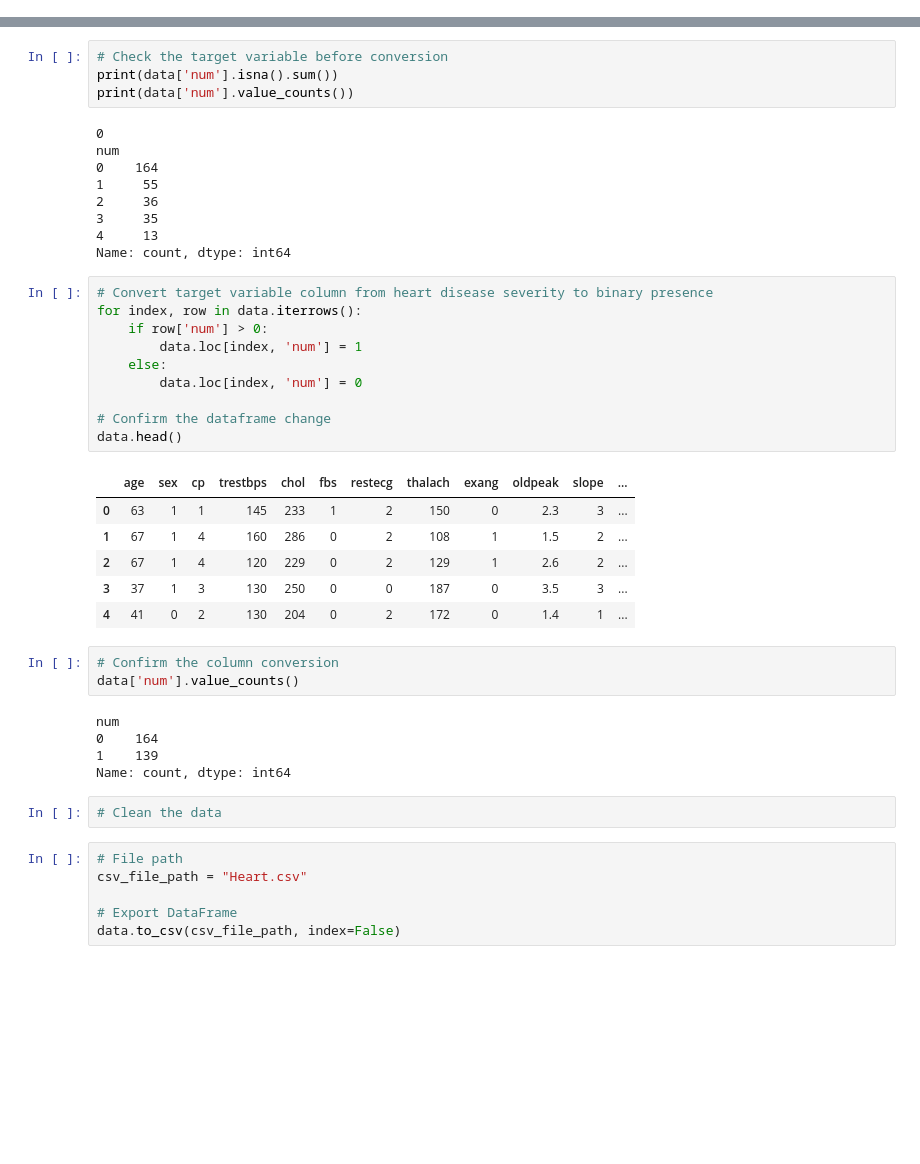
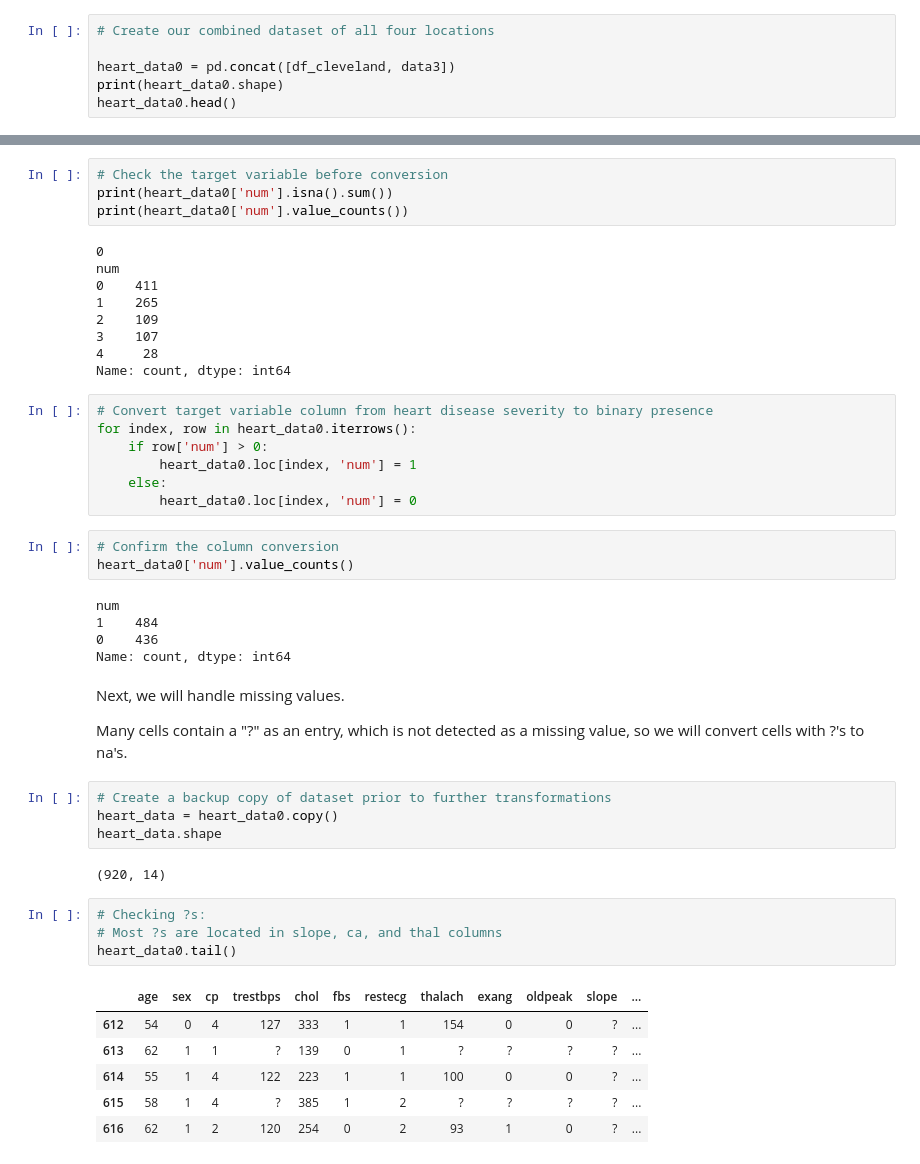
Before and after one commit to Simian12/Project_4, a Jupyter notebook: Heart data.ipynb, the cells around one changed output, grey strips where cells are left out. Cells and saved outputs as stored; diff of their text form; blank space fills up the shorter version.

```diff
--- a/Heart data.ipynb
+++ b/Heart data.ipynb
@@ -46,0 +54,6 @@ data.head()
+# %%
+# Create our combined dataset of all four locations
+
+heart_data0 = pd.concat([df_cleveland, data3])
+print(heart_data0.shape)
+heart_data0.head()
@@ -47,46 +72,49 @@ data.head()
 # %%
 # Check the target variable before conversion
-print(data['num'].isna().sum())
-print(data['num'].value_counts())
+print(heart_data0['num'].isna().sum())
+print(heart_data0['num'].value_counts())
 # %% [output]
 0
 num
-0    164
-1     55
-2     36
-3     35
-4     13
+0    411
+1    265
+2    109
+3    107
+4     28
 Name: count, dtype: int64
 # %%
 # Convert target variable column from heart disease severity to binary presence
-for index, row in data.iterrows():
+for index, row in heart_data0.iterrows():
     if row['num'] > 0:
-        data.loc[index, 'num'] = 1
+        heart_data0.loc[index, 'num'] = 1
     else:
-        data.loc[index, 'num'] = 0
-
-# Confirm the dataframe change
-data.head()
+        heart_data0.loc[index, 'num'] = 0
-# %% [output]
-|  | age | sex | cp | trestbps | chol | fbs | restecg | thalach | exang | oldpeak | slope | ... |
-| 0 | 63 | 1 | 1 | 145 | 233 | 1 | 2 | 150 | 0 | 2.3 | 3 | ... |
-| 1 | 67 | 1 | 4 | 160 | 286 | 0 | 2 | 108 | 1 | 1.5 | 2 | ... |
-| 2 | 67 | 1 | 4 | 120 | 229 | 0 | 2 | 129 | 1 | 2.6 | 2 | ... |
-| 3 | 37 | 1 | 3 | 130 | 250 | 0 | 0 | 187 | 0 | 3.5 | 3 | ... |
-| 4 | 41 | 0 | 2 | 130 | 204 | 0 | 2 | 172 | 0 | 1.4 | 1 | ... |
 # %%
 # Confirm the column conversion
-data['num'].value_counts()
+heart_data0['num'].value_counts()
 # %% [output]
 num
-0    164
-1    139
+1    484
+0    436
 Name: count, dtype: int64
-# %%
-# Clean the data
-# %%
-# File path
-csv_file_path = "Heart.csv"
-
-# Export DataFrame
-data.to_csv(csv_file_path, index=False)
+# %% [markdown]
+Next, we will handle missing values.
+
+Many cells contain a "?" as an entry, which is not detected as a missing value, so we will convert cells with ?'s to na's.
+# %%
+# Create a backup copy of dataset prior to further transformations
+heart_data = heart_data0.copy()
+heart_data.shape
+# %% [output]
+(920, 14)
+# %%
+# Checking ?s:
+# Most ?s are located in slope, ca, and thal columns
+heart_data0.tail()
+# %% [output]
+|  | age | sex | cp | trestbps | chol | fbs | restecg | thalach | exang | oldpeak | slope | ... |
+| 612 | 54 | 0 | 4 | 127 | 333 | 1 | 1 | 154 | 0 | 0 | ? | ... |
+| 613 | 62 | 1 | 1 | ? | 139 | 0 | 1 | ? | ? | ? | ? | ... |
+| 614 | 55 | 1 | 4 | 122 | 223 | 1 | 1 | 100 | 0 | 0 | ? | ... |
+| 615 | 58 | 1 | 4 | ? | 385 | 1 | 2 | ? | ? | ? | ? | ... |
+| 616 | 62 | 1 | 2 | 120 | 254 | 0 | 2 | 93 | 1 | 0 | ? | ... |
```
Also changed, not shown: parts of 31 cells of this notebook, 7 other files.
